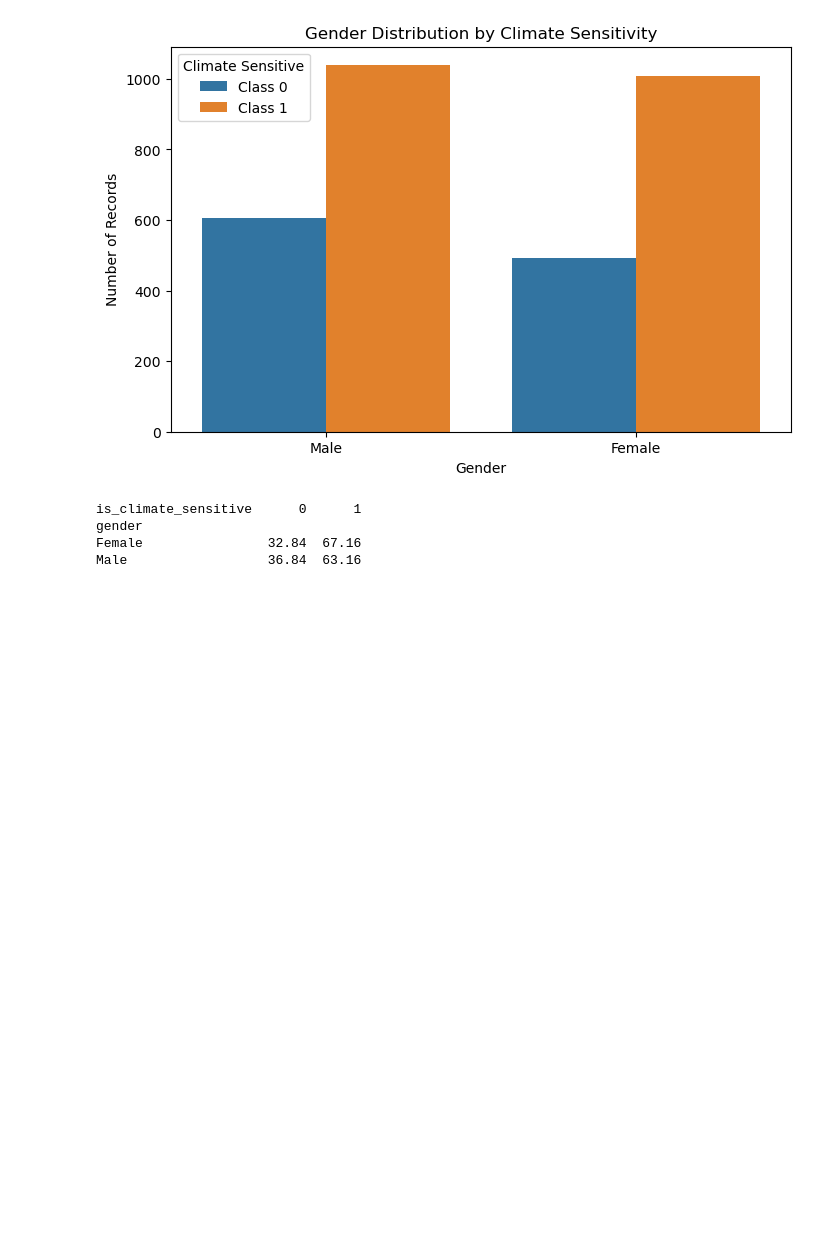
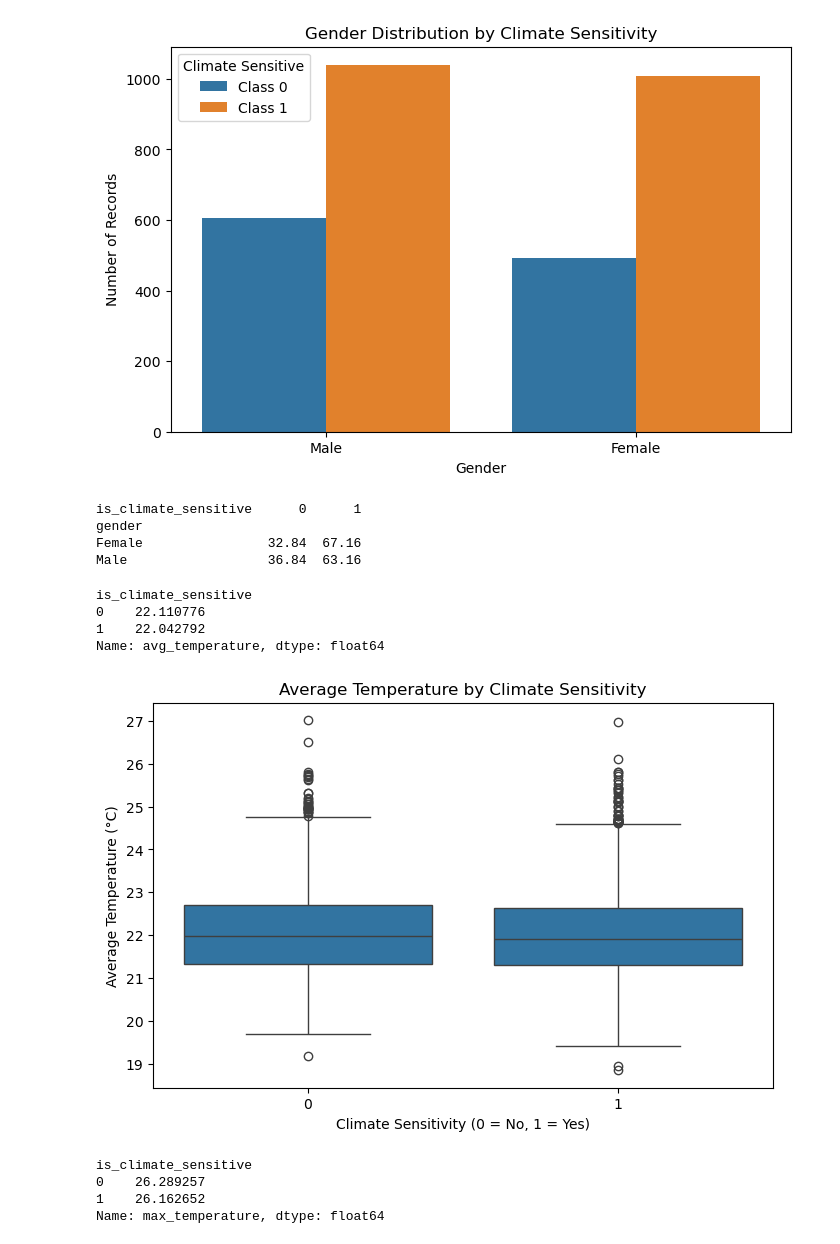
Before and after one commit to samad-source/climate_health_prediction, a Jupyter notebook: notebook/climate_features.ipynb, the cells around one changed output. Saved outputs shown, nothing was run; the diff lists cells and outputs as text; code cells hidden in the pictures; blank space fills up the shorter version.

```diff
--- a/notebook/climate_features.ipynb
+++ b/notebook/climate_features.ipynb
@@ -469,3 +469,41 @@ is_climate_sensitive      0      1
 gender
 Female                32.84  67.16
 Male                  36.84  63.16
+# %%
+temperature_comparison = train_merged.groupby(
+    "is_climate_sensitive"
+)["avg_temperature"].mean()
+
+print(temperature_comparison)
+# %% [output]
+is_climate_sensitive
+0    22.110776
+1    22.042792
+Name: avg_temperature, dtype: float64
+# %%
+plt.figure(figsize=(8, 5))
+
+sns.boxplot(
+    data=train_merged,
+    x="is_climate_sensitive",
+    y="avg_temperature"
+)
+
+plt.title("Average Temperature by Climate Sensitivity")
+plt.xlabel("Climate Sensitivity (0 = No, 1 = Yes)")
+plt.ylabel("Average Temperature (°C)")
+
+plt.show()
+# %% [output]
+[figure, added]
+# %%
+max_temp_comparison = train_merged.groupby(
+    "is_climate_sensitive"
+)["max_temperature"].mean()
+
+print(max_temp_comparison)
+# %% [output]
+is_climate_sensitive
+0    26.289257
+1    26.162652
+Name: max_temperature, dtype: float64
```
